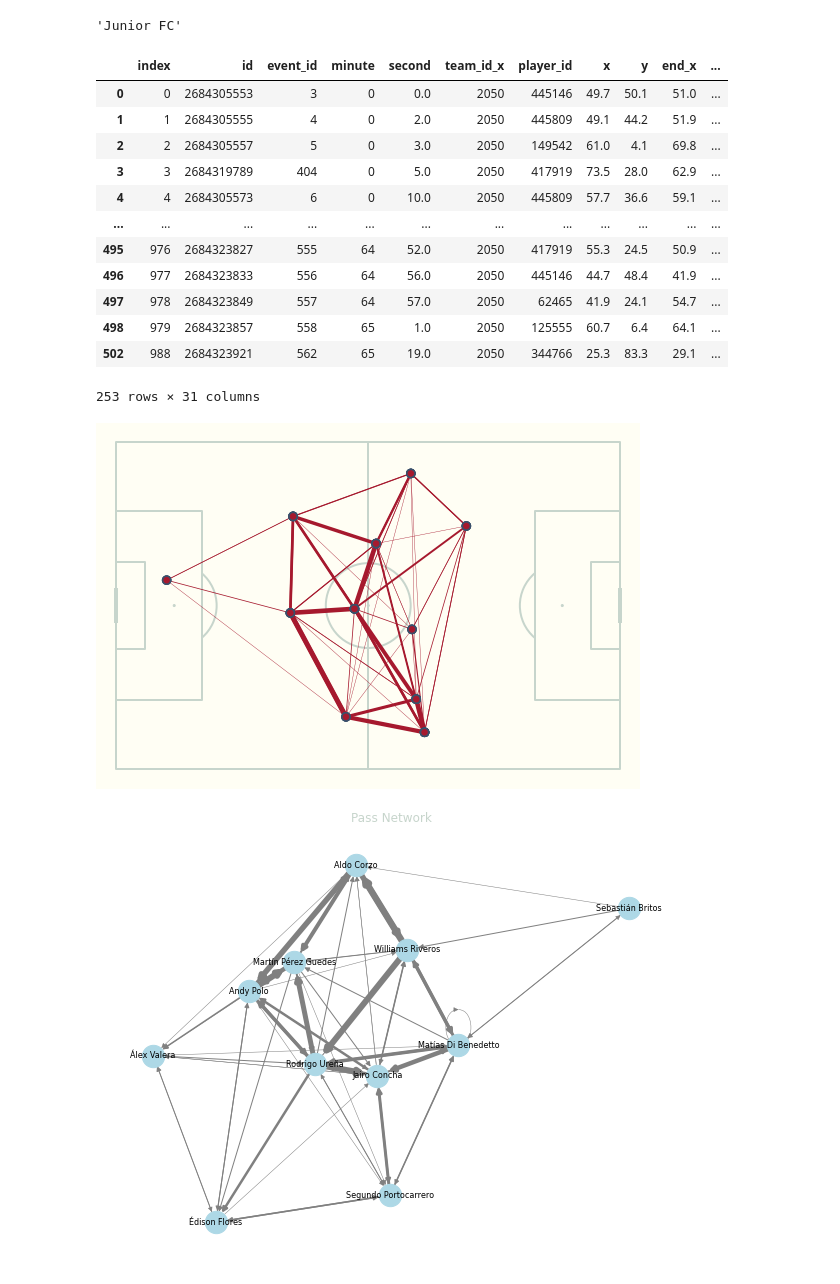
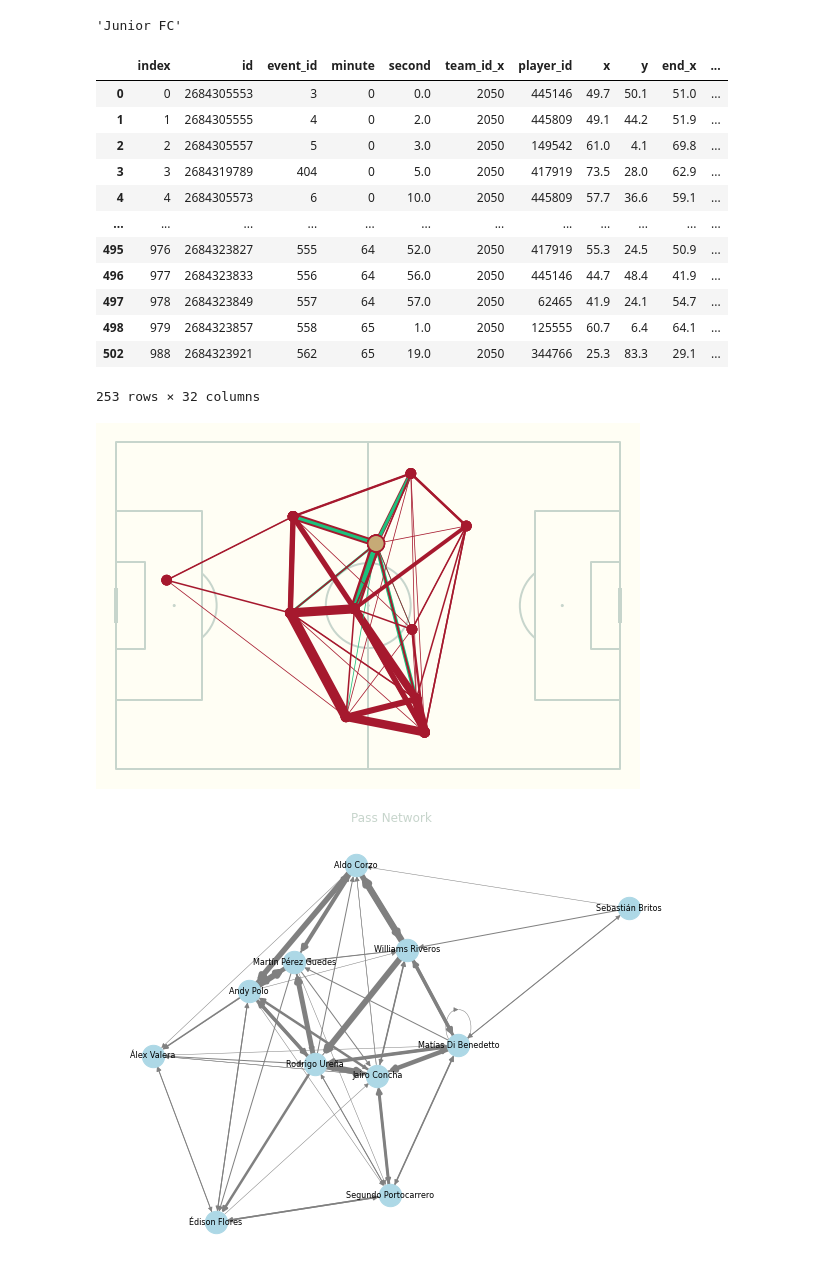
Before and after one commit to enzovillafuerte/football-vizzes, a Jupyter notebook: whoscored-vizzes/testing.ipynb, the cells around one changed output. Saved outputs shown, nothing was run; the diff lists cells and outputs as text; code cells hidden in the pictures.

```diff
--- a/whoscored-vizzes/testing.ipynb
+++ b/whoscored-vizzes/testing.ipynb
@@ -347,20 +347,20 @@ def pass_network(df, marker_color):
     rcParams['text.color'] = '#c7d5cc'
 
     # Setting parameters for Plotting
-    max_line_width = 5
-    max_marker_size = 65
-    szobo_marker_size = 15
+    max_line_width = 10
+    max_marker_size = 85
+    szobo_marker_size = 275
 
     # Adjusting marker size based on the passer (Szoboslai)
-    pass_between['marker_size'] = pass_between.apply(lambda row: szobo_marker_size if row['passer'] == 'Dominik Szoboszlai' else max_marker_size, axis=1)
-    pass_between['marker_color'] = pass_between.apply(lambda row: '#21FF77' if row['passer'] == 'Dominik Szoboszlai' else marker_color, axis=1)
+    pass_between['marker_size'] = pass_between.apply(lambda row: szobo_marker_size if row['passer'] == 'Jairo Concha' else max_marker_size, axis=1)
+    pass_between['marker_color'] = pass_between.apply(lambda row: '#C6AA76' if row['passer'] == 'Jairo Concha' else marker_color, axis=1)
 
     # Setting up the width of the pass lines
     pass_between['width'] = (pass_between.pass_count / pass_between.pass_count.max() * max_line_width)
 
     # Setting color for pass connections involving Szoboslai
     # Setting up a Player B just in case for future modifications
-    pass_between['line_color'] = pass_between.apply(lambda row: '#1CC17D' if row['passer'] == 'Dominik Szoboszlai' or row['passer'] == 'Player B' else marker_color, axis=1)
+    pass_between['line_color'] = pass_between.apply(lambda row: '#1CC17D' if row['passer'] == 'Jairo Concha' or row['passer'] == 'Player B' else marker_color, axis=1)
 
     rcParams['text.color'] = '#c7d5cc'
 
@@ -376,7 +376,7 @@ def pass_network(df, marker_color):
 
     # Drawing the nodes (players)
     nodes = pitch.scatter(pass_between.x, pass_between.y, s=pass_between.marker_size,
-                      color=pass_between.marker_color, edgecolors='#3a506b', linewidth=1.5, alpha=1, zorder=1, ax=ax)
+                      color=pass_between.marker_color, edgecolors=marker_color, linewidth=1.5, alpha=1, zorder=1, ax=ax)
 
     # Labeling the nodes with player name
     #for i, txt in enumerate(pass_between['passer']):
@@ -386,35 +386,35 @@ def pass_network(df, marker_color):
     #ax_title = ax.set_title(f'Pass Network', fontsize=15) #, color='white')
 
     fig.savefig('pass_network.png', dpi=100, bbox_inches='tight') #dpi=300
     # Adding the image
     #image_path = f'/Users/enzovillafuerte/Desktop/Python_Projects/Hungary_Euro_Report/Team_Logos/{team}.png'
     #team_logo = Image.open(image_path)
 
     # Define the position and size of the image (left, bottom, width, height)
     #photo_ax = fig.add_axes([0.42, 0.88, 0.2, 0.2])  # Adjust the coordinates and size as needed
     #photo_ax.set_facecolor("#22312b")
 
     #photo_ax.imshow(team_logo)
     #photo_ax.axis('off')
 
     return df
 
 pass_network(df, color_home)
 # %% [output]
 |  | index | id | event_id | minute | second | team_id_x | player_id | x | y | end_x | ... |
 | 0 | 0 | 2684305553 | 3 | 0 | 0.0 | 2050 | 445146 | 49.7 | 50.1 | 51.0 | ... |
 | 1 | 1 | 2684305555 | 4 | 0 | 2.0 | 2050 | 445809 | 49.1 | 44.2 | 51.9 | ... |
 | 2 | 2 | 2684305557 | 5 | 0 | 3.0 | 2050 | 149542 | 61.0 | 4.1 | 69.8 | ... |
 | 3 | 3 | 2684319789 | 404 | 0 | 5.0 | 2050 | 417919 | 73.5 | 28.0 | 62.9 | ... |
 | 4 | 4 | 2684305573 | 6 | 0 | 10.0 | 2050 | 445809 | 57.7 | 36.6 | 59.1 | ... |
 | ... | ... | ... | ... | ... | ... | ... | ... | ... | ... | ... | ... |
 | 495 | 976 | 2684323827 | 555 | 64 | 52.0 | 2050 | 417919 | 55.3 | 24.5 | 50.9 | ... |
 | 496 | 977 | 2684323833 | 556 | 64 | 56.0 | 2050 | 445146 | 44.7 | 48.4 | 41.9 | ... |
 | 497 | 978 | 2684323849 | 557 | 64 | 57.0 | 2050 | 62465 | 41.9 | 24.1 | 54.7 | ... |
 | 498 | 979 | 2684323857 | 558 | 65 | 1.0 | 2050 | 125555 | 60.7 | 6.4 | 64.1 | ... |
 | 502 | 988 | 2684323921 | 562 | 65 | 19.0 | 2050 | 344766 | 25.3 | 83.3 | 29.1 | ... |
-253 rows × 31 columns
+253 rows × 32 columns
-[figure, old version]
+[figure, new version]
 # %%
 import networkx as nx
 import pandas as pd
```
Also changed, not shown: parts of 2 cells of this notebook, 3 other files.
